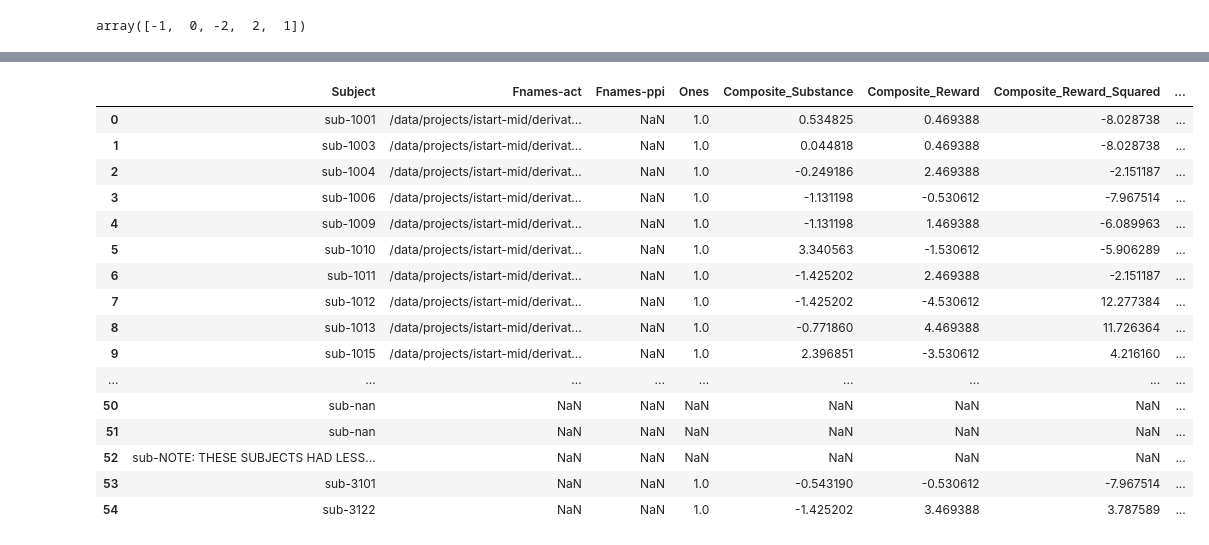
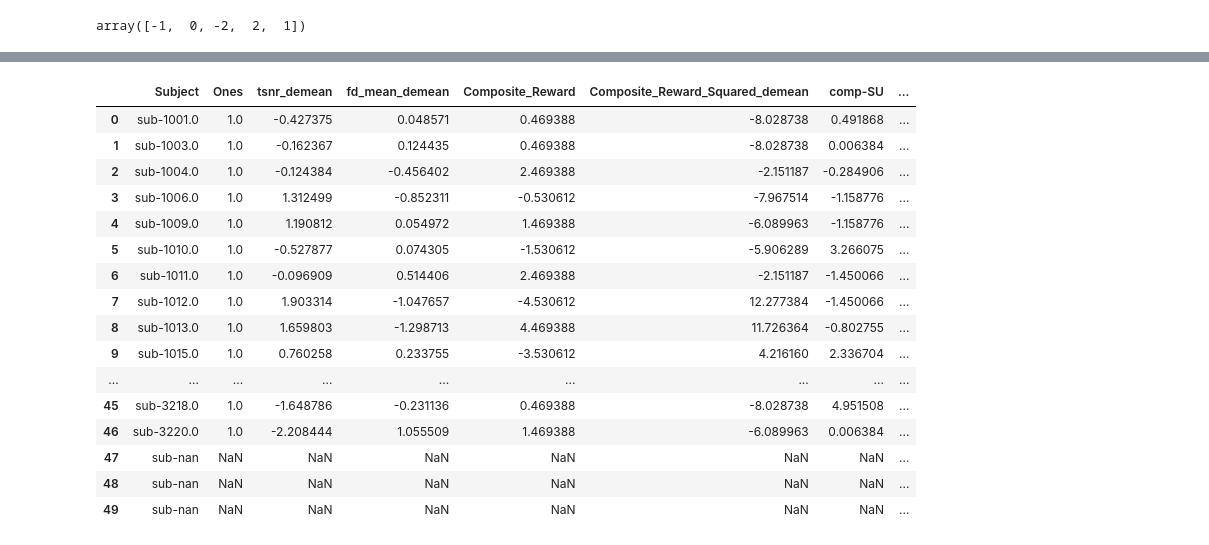
Before and after one commit to DVS-Lab/istart-mid, a Jupyter notebook: code/Behave.ipynb, the cells around one changed output, grey strips where cells are left out. Cells and saved outputs as stored; diff of their text form; code cells hidden in the pictures.

```diff
--- a/code/Behave.ipynb
+++ b/code/Behave.ipynb
@@ -267,27 +258,27 @@ Fits
 | 55 | sub-3220 | -0.017514 | -0.019896 | -0.026286 | 0.006390 |
 | 56 | sub-3223 | -0.017603 | -0.060017 | -0.025304 | -0.034713 |
 # %%
-per_df=pd.read_excel('../derivatives/covariates/final_output_composite_wfnames.xls')
+per_df=pd.read_excel('MID participant tracker_ 1.xlsx',sheet_name='model 4E basemodel 5')
 per_df['Subject']='sub-'+per_df['Subject'].astype('str')
 per_df
 # %% [output]
-|  | Subject | Fnames-act | Fnames-ppi | Ones | Composite_Substance | Composite_Reward | Composite_Reward_Squared | ... |
-| 0 | sub-1001 | /data/projects/istart-mid/derivat... | NaN | 1.0 | 0.534825 | 0.469388 | -8.028738 | ... |
-| 1 | sub-1003 | /data/projects/istart-mid/derivat... | NaN | 1.0 | 0.044818 | 0.469388 | -8.028738 | ... |
-| 2 | sub-1004 | /data/projects/istart-mid/derivat... | NaN | 1.0 | -0.249186 | 2.469388 | -2.151187 | ... |
-| 3 | sub-1006 | /data/projects/istart-mid/derivat... | NaN | 1.0 | -1.131198 | -0.530612 | -7.967514 | ... |
-| 4 | sub-1009 | /data/projects/istart-mid/derivat... | NaN | 1.0 | -1.131198 | 1.469388 | -6.089963 | ... |
-| 5 | sub-1010 | /data/projects/istart-mid/derivat... | NaN | 1.0 | 3.340563 | -1.530612 | -5.906289 | ... |
-| 6 | sub-1011 | /data/projects/istart-mid/derivat... | NaN | 1.0 | -1.425202 | 2.469388 | -2.151187 | ... |
-| 7 | sub-1012 | /data/projects/istart-mid/derivat... | NaN | 1.0 | -1.425202 | -4.530612 | 12.277384 | ... |
-| 8 | sub-1013 | /data/projects/istart-mid/derivat... | NaN | 1.0 | -0.771860 | 4.469388 | 11.726364 | ... |
-| 9 | sub-1015 | /data/projects/istart-mid/derivat... | NaN | 1.0 | 2.396851 | -3.530612 | 4.216160 | ... |
+|  | Subject | Ones | tsnr_demean | fd_mean_demean | Composite_Reward | Composite_Reward_Squared_demean | comp-SU | ... |
+| 0 | sub-1001.0 | 1.0 | -0.427375 | 0.048571 | 0.469388 | -8.028738 | 0.491868 | ... |
+| 1 | sub-1003.0 | 1.0 | -0.162367 | 0.124435 | 0.469388 | -8.028738 | 0.006384 | ... |
+| 2 | sub-1004.0 | 1.0 | -0.124384 | -0.456402 | 2.469388 | -2.151187 | -0.284906 | ... |
+| 3 | sub-1006.0 | 1.0 | 1.312499 | -0.852311 | -0.530612 | -7.967514 | -1.158776 | ... |
+| 4 | sub-1009.0 | 1.0 | 1.190812 | 0.054972 | 1.469388 | -6.089963 | -1.158776 | ... |
+| 5 | sub-1010.0 | 1.0 | -0.527877 | 0.074305 | -1.530612 | -5.906289 | 3.266075 | ... |
+| 6 | sub-1011.0 | 1.0 | -0.096909 | 0.514406 | 2.469388 | -2.151187 | -1.450066 | ... |
+| 7 | sub-1012.0 | 1.0 | 1.903314 | -1.047657 | -4.530612 | 12.277384 | -1.450066 | ... |
+| 8 | sub-1013.0 | 1.0 | 1.659803 | -1.298713 | 4.469388 | 11.726364 | -0.802755 | ... |
+| 9 | sub-1015.0 | 1.0 | 0.760258 | 0.233755 | -3.530612 | 4.216160 | 2.336704 | ... |
 | ... | ... | ... | ... | ... | ... | ... | ... | ... |
-| 50 | sub-nan | NaN | NaN | NaN | NaN | NaN | NaN | ... |
-| 51 | sub-nan | NaN | NaN | NaN | NaN | NaN | NaN | ... |
-| 52 | sub-NOTE: THESE SUBJECTS HAD LESS... | NaN | NaN | NaN | NaN | NaN | NaN | ... |
-| 53 | sub-3101 | NaN | NaN | 1.0 | -0.543190 | -0.530612 | -7.967514 | ... |
-| 54 | sub-3122 | NaN | NaN | 1.0 | -1.425202 | 3.469388 | 3.787589 | ... |
+| 45 | sub-3218.0 | 1.0 | -1.648786 | -0.231136 | 0.469388 | -8.028738 | 4.951508 | ... |
+| 46 | sub-3220.0 | 1.0 | -2.208444 | 1.055509 | 1.469388 | -6.089963 | 0.006384 | ... |
+| 47 | sub-nan | NaN | NaN | NaN | NaN | NaN | NaN | ... |
+| 48 | sub-nan | NaN | NaN | NaN | NaN | NaN | NaN | ... |
+| 49 | sub-nan | NaN | NaN | NaN | NaN | NaN | NaN | ... |
 # %%
 total_df=pd.merge(Fits, per_df, how='left', left_on=['Sub'], right_on=['Subject'])
 total_df.head()
```
Also changed, not shown: parts of 12 cells of this notebook, 3 other files.
